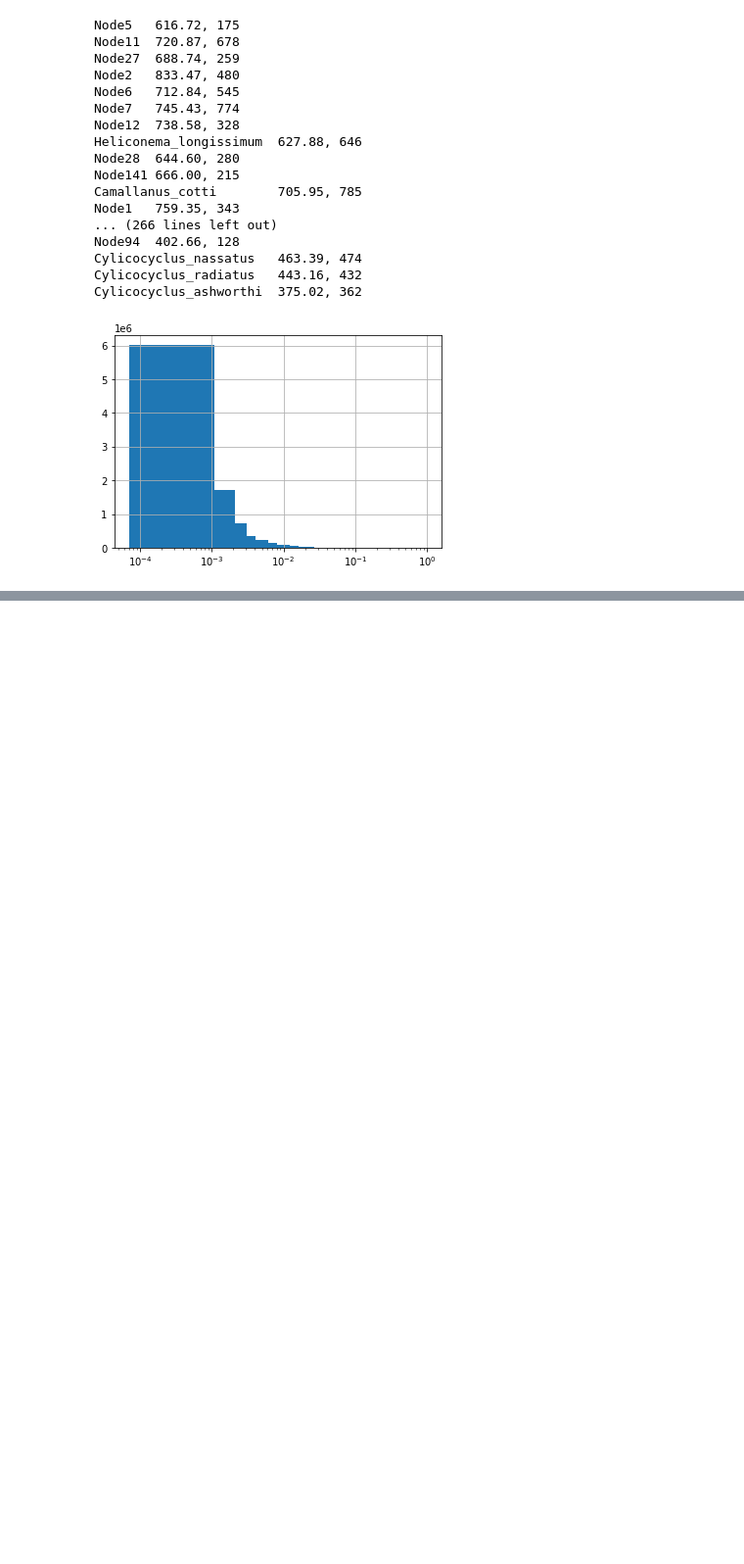
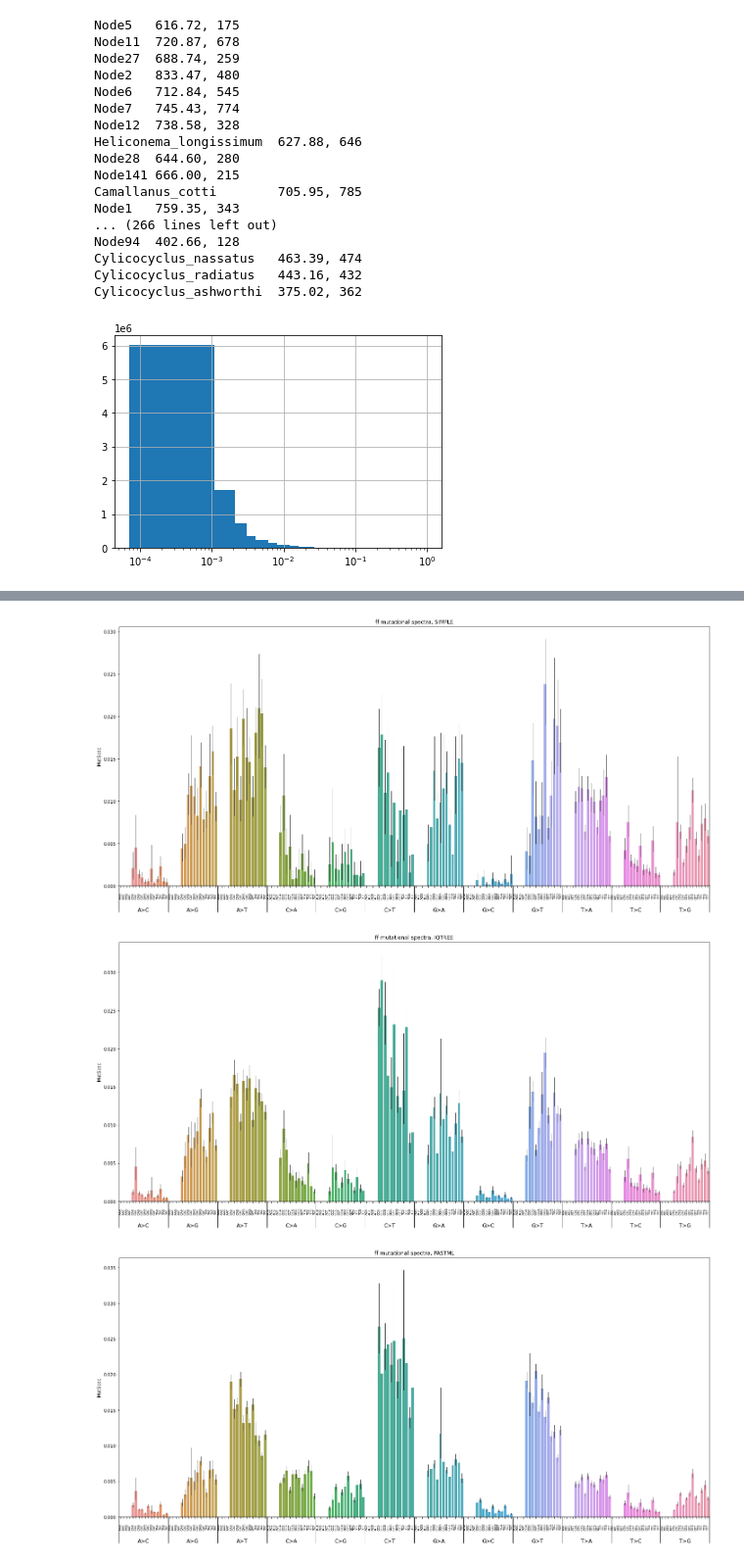
Before and after one commit to mitoclub/PyMutSpec, a Jupyter notebook: notebooks/pastml_report.ipynb, the cells around one changed output, grey strips where cells are left out. Shown: that part at 98% size. Saved outputs shown, nothing was run; the diff lists cells and outputs as text; code cells hidden in the pictures; blank space fills up the shorter version.

```diff
--- a/notebooks/pastml_report.ipynb
+++ b/notebooks/pastml_report.ipynb
@@ -132,0 +210,4 @@ mut_proba.groupby("MutBase").ProbaFull.sum().sort_index().plot.bar();
+# %%
+mutspec_simple = pd.read_csv("../data/processed/nematoda/30-05-22-16-39-29_rooted/mutspec192.tsv", sep='\t')
+mutspec_proba  = pd.read_csv("../data/processed/nematoda/proba/mutspec192.csv", sep='\t')
+mutspec_pastml = pd.read_csv("../data/processed/nematoda/pastml/mutspec192.csv", sep='\t')
@@ -132,0 +284,18 @@ mut_proba.groupby("MutBase").ProbaFull.sum().sort_index().plot.bar();
+# %%
+mutspec_simple["MutBase"] = mutspec_simple.Mut.str.slice(2, 5)
+mutspec_simple["Context"] = mutspec_simple.Mut.str.get(0) + mutspec_simple.Mut.str.get(2) + mutspec_simple.Mut.str.get(-1)
+
+mutspec_proba["MutBase"] = mutspec_proba.Mut.str.slice(2, 5)
+mutspec_proba["Context"] = mutspec_proba.Mut.str.get(0) + mutspec_proba.Mut.str.get(2) + mutspec_proba.Mut.str.get(-1)
+
+mutspec_pastml["MutBase"] = mutspec_pastml.Mut.str.slice(2, 5)
+mutspec_pastml["Context"] = mutspec_pastml.Mut.str.get(0) + mutspec_pastml.Mut.str.get(2) + mutspec_pastml.Mut.str.get(-1)
+# %%
+lbl = "ff"
+plot_mutspec192(mutspec_simple[mutspec_simple.Label == lbl], f"{lbl} mutational spectra, SIMPLE")
+plot_mutspec192(mutspec_proba[mutspec_proba.Label   == lbl], f"{lbl} mutational spectra, IQTREE")
+plot_mutspec192(mutspec_pastml[mutspec_pastml.Label == lbl], f"{lbl} mutational spectra, PASTML")
+# %% [output]
+[figure, added]
+[figure, added]
+[figure, added]
```
Also changed, not shown: parts of 19 cells of this notebook, 2 other files.
